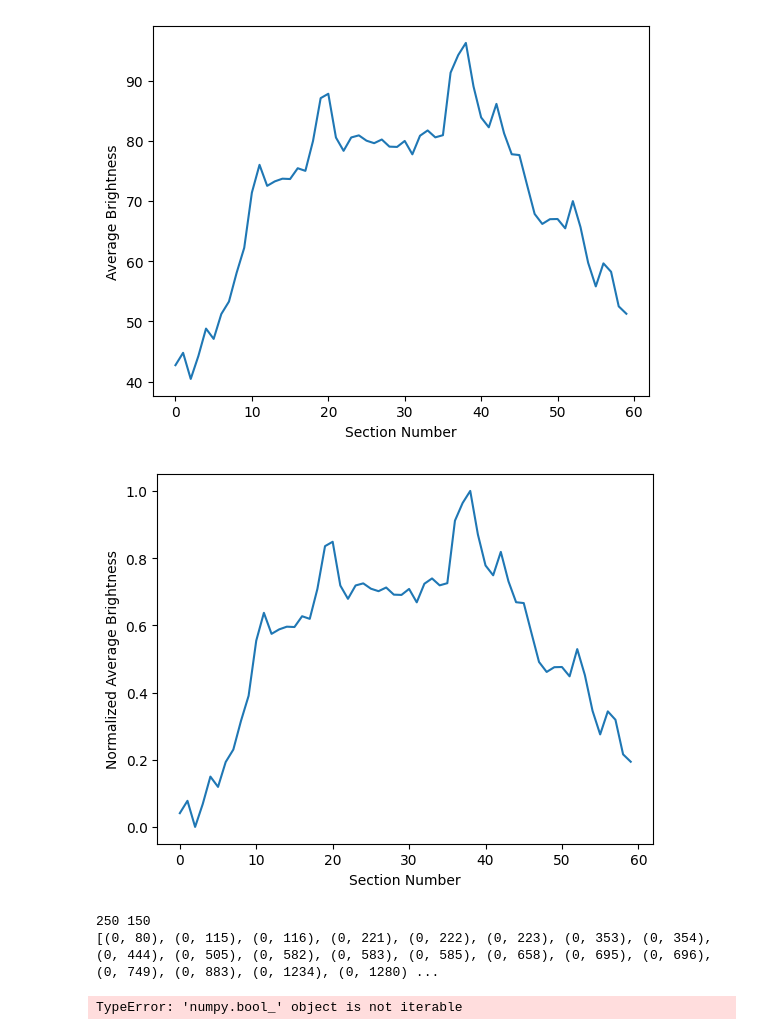
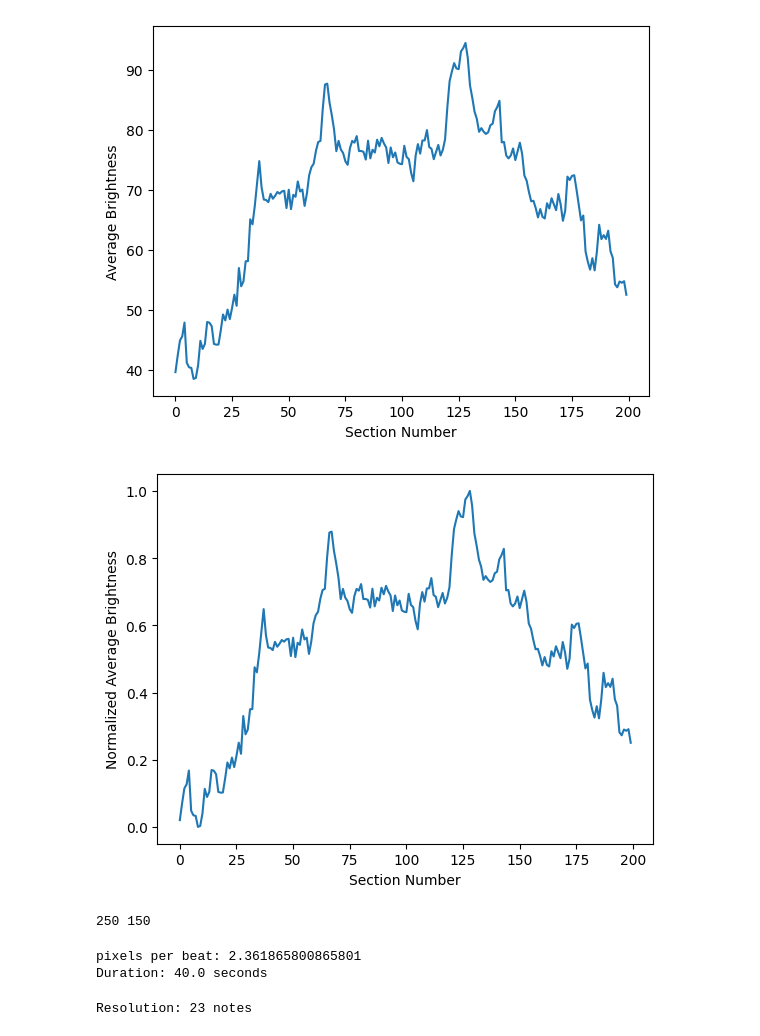
Before and after one commit to SuperSonicNASA/SuperSonic-Space-Sonification, a Jupyter notebook: OneDrive/Documents/Academia/Academia/Immersed the Sound of Space/analyze.ipynb, the cells around one changed output. Drawn from its saved outputs; the diff is of its cells as text; code cells hidden in the pictures.

```diff
--- a/OneDrive/Documents/Academia/Academia/Immersed the Sound of Space/analyze.ipynb
+++ b/OneDrive/Documents/Academia/Academia/Immersed the Sound of Space/analyze.ipynb
@@ -6,7 +6,7 @@ import numpy as np
 from PIL import Image
 # im = Image.open('great pillars of creation.tif')
 im = Image.open('gpoc.png')
-image_data = np.array(im)
+image_data = np.array(im.convert('L'))
 print(image_data.shape)
 
 
@@ -28,21 +28,22 @@ plt.show()
 # %%
 # Split the image top down into 20 sections, each with width 100 pixels.
 # Calculate the average brightness of each section and plot the results.
 # Also print the each section of the
 # This is a way to reduce the noise in the image
 # We will use the numpy function reshape to split the image into sections
 # https://docs.scipy.org/doc/numpy/reference/generated/numpy.reshape.html
 # https://docs.scipy.org/doc/numpy/reference/generated/numpy.mean.html
 # https://docs.scipy.org/doc/numpy/reference/generated/numpy.ndarray.flatten.html
 # Label the x and y axis of the plot
-image_data_reshaped = image_data.reshape(-1, 100, 1155)
+image_data_reshaped = image_data.reshape(-1, 10, 1155)
 image_data_reshaped_mean = np.mean(image_data_reshaped, axis=(1,2))
+n = len(image_data_reshaped_mean)
 plt.plot(image_data_reshaped_mean)
 plt.xlabel('Section Number')
 plt.ylabel('Average Brightness')
 plt.show()
 # %% [output]
-[figure, old version]
+[figure, new version]
 # %%
 # # Print the 60 splitted sections of the image (20 rows, 3 columns)
 # for i in image_data_reshaped:
@@ -65,7 +66,7 @@ plt.xlabel('Section Number')
 plt.ylabel('Normalized Average Brightness')
 plt.show()
 # %% [output]
-[figure, old version]
+[figure, new version]
 # %%
 # Extract the brightest section of the image from image_data_reshaped
 gray_img = im.convert('L')
@@ -74,33 +75,33 @@ print(b_max, b_min)
 desired_pixels = [(x, y) for x in range(gray_img.width) for y in range(gray_img.height)
                   if b_min <= gray_img.getpixel((x, y)) <= b_max]
 
-print(desired_pixels)
+# print(desired_pixels)
 # %% [output]
 250 150
-[(0, 80), (0, 115), (0, 116), (0, 221), (0, 222), (0, 223), (0, 353), (0, 354), (0, 444), (0, 505), (0, 582), (0, 583), (0, 585), (0, 658), (0, 695), (0, 696), (0, 749), (0, 883), (0, 1234), (0, 1280) ...
 # %%
 myrs_per_beat = 40  #number of pixel for each beat of music
 
-time = image_data  #time
+time = image_data_reshaped_mean #time
 t_data = time/myrs_per_beat #rescale time from Myrs to beats
 
 
 duration_beats = 40 #desired duration in beats (actually, onset of last note)
 
-t_data = map_value(time, 0, max(time.all()), 0, duration_beats)
+t_data = map_value(time, 0, np.max(time), 0, duration_beats)
 
 #or
 #t_data = map_value(ages, min(ages), max(ages), duration_beats, 0)
 
-myrs_per_beat = max(time)/duration_beats
-print('Myrs per beat:', myrs_per_beat)
+myrs_per_beat = np.max(time)/duration_beats
+print('pixels per beat:', myrs_per_beat)
 
 #calculate duration in seconds
 bpm = 60  #if bpm = 60, 1 beat = 1 sec
 duration_sec = duration_beats*60/bpm #duration in seconds (actually, onset of last note)
 print('Duration:', duration_sec, 'seconds')
 # %% [output]
-TypeError: 'numpy.bool_' object is not iterable
+pixels per beat: 2.361865800865801
+Duration: 40.0 seconds
 # %%
 from audiolazy import str2midi
 
@@ -114,3 +115,5 @@ note_names = ['C1','C2','G2',
 note_midis = [str2midi(n) for n in note_names]
 n_notes = len(note_midis)
 print('Resolution:',n_notes, 'notes')
+# %% [output]
+Resolution: 23 notes
```
Also changed, not shown: parts of 4 cells of this notebook.
